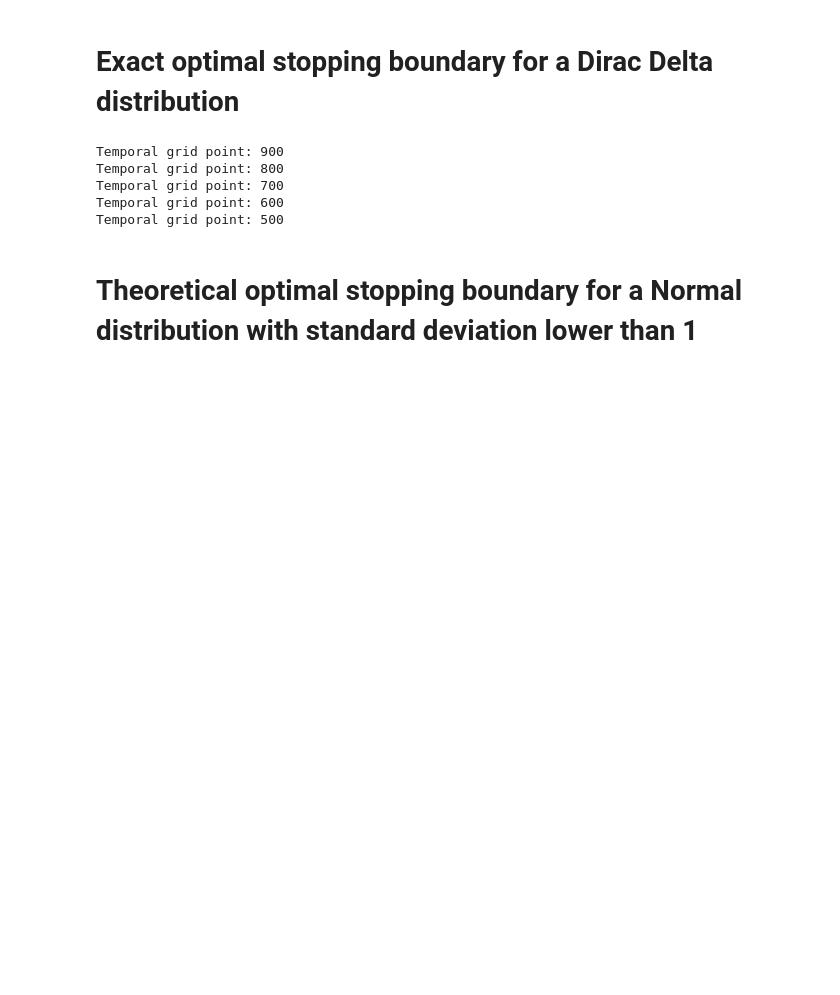
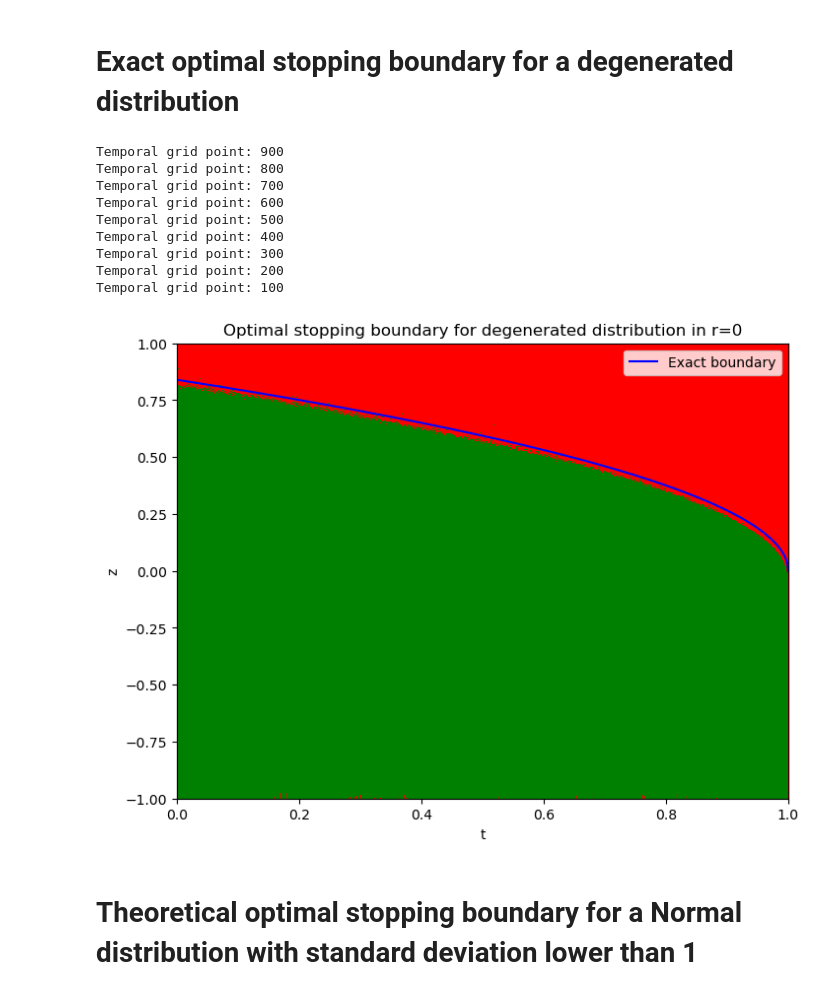
Before and after one commit to ManuelBal2201/Opt-stopp-BB-random-pinning-point, a Jupyter notebook: Checking_simulated_boundary.ipynb, the cells around one changed output. Drawn from its saved outputs; the diff is of its cells as text; code cells hidden in the pictures; blank space fills up the shorter version.

```diff
--- a/Checking_simulated_boundary.ipynb
+++ b/Checking_simulated_boundary.ipynb
@@ -16,74 +16,32 @@ from Checking_simulated_boundary_functions_3 import simulate_brownian_bridge_3,
 # %% [markdown]
-# Exact optimal stopping boundary for a Dirac Delta distribution
+# Exact optimal stopping boundary for a degenerated distribution
 # %%
 # Pinning point
 r = 0
 
-# t mesh
+# Temporal mesh
 mesh = 1000
 t_mesh = np.linspace(0, 1, mesh)
 
 # Boundary
-exact_boundary = optimal_stopping_Brownian_bridge(t_mesh, r)
+exact_boundary_BB = optimal_stopping_Brownian_bridge(t_mesh, r)
 L = 10000
 np.random.seed(123)
-value_function, X_vals = optimal_stopping_montecarlo_3(mu = "discrete", weights = np.array([1]), parameters = np.array([[r],[1]]), N = mesh, a = -1, b = 1, L = L, M = 3000, alpha = 1.25)
+value_function_BB, X_vals_BB = optimal_stopping_montecarlo_3(mu = "discrete", weights = np.array([1]), parameters = np.array([[r],[1]]), N = mesh, a = -1, b = 1, L = L, M = 4000, alpha = 2)
+
 # Plotting
-if mesh != L:
-    # Adjust meshgrid for different dimensions
-    T, X = np.meshgrid(t_mesh, np.linspace(np.min(X_vals), np.max(X_vals), L))
-
-    # Interpole value_function to adjust `t_mesh`
-    interp_func = interp1d(np.linspace(0, 1, mesh), value_function, axis=0, kind='linear', fill_value="extrapolate")
-    value_function_interp = interp_func(t_mesh)
-
-    # Adjust X_vals to match value_function_interp
-    X_grid = np.linspace(np.min(X_vals), np.max(X_vals), L)
-    comparison = value_function_interp <= np.tile(X_grid, (mesh, 1))
-
-    # Define colors
-    cmap = mcolors.ListedColormap(['green', 'red'])
-
-    # Visualization
-    plt.figure(figsize=(8, 6))
-    plt.plot(t_mesh, exact_boundary, 'b-', label="Exact boundary")
-    plt.pcolormesh(T, X, comparison.T, cmap=cmap, shading='auto')
-    plt.xlabel("t")
-    plt.ylabel("z")
-    plt.title(f"Stopping Boundary for Dirac delta distribution with r={r}")
-    plt.legend()
-    plt.xlim(0, 1)
-    plt.ylim(np.min(X_vals), np.max(X_vals))
-    plt.savefig("BB_MonteCarlo.png", dpi=300)
-    plt.show()
-
-else:
-    # Adjust meshgrid
-    T, X = np.meshgrid(t_mesh, X_vals)
-
-    # Define colors and mapping
-    comparison = value_function <= np.tile(X_vals, (len(t_mesh), 1)) # Boolean matrix
-    colors = np.where(comparison, 1, 0)  # 1 for True (red), 0 for False (green))
-    cmap = plt.cm.colors.ListedColormap(['green', 'red'])
-
-    # Visualization
-    plt.figure(figsize=(8, 6))
-    plt.plot(t_mesh, exact_boundary, 'b-', label="Exact boundary")
-    plt.pcolormesh(T, X, comparison, cmap=cmap, shading='auto')
-    plt.xlabel("t")
-    plt.ylabel("z")
-    plt.title(f"Stopping Boundary for Dirac delta distribution with r={r}")
-    plt.legend()
-    plt.xlim(0, 1)
-    plt.ylim(np.min(X_vals), np.max(X_vals))
-    plt.savefig("BB_MonteCarlo.png", dpi=300)
-    plt.show()
+OSB_visualisation(N = mesh, value_function = value_function_BB, X_vals = X_vals_BB, title = f"Optimal stopping boundary for degenerated distribution in r={r}", name = "BB_MonteCarlo.png", exact_boundary = exact_boundary_BB)
 # %% [output]
 Temporal grid point: 900
 Temporal grid point: 800
 Temporal grid point: 700
 Temporal grid point: 600
 Temporal grid point: 500
+Temporal grid point: 400
+Temporal grid point: 300
+Temporal grid point: 200
+Temporal grid point: 100
+[figure, added]
 # %% [markdown]
 # Theoretical optimal stopping boundary for a Normal distribution with standard deviation lower than 1
 # %% [markdown]
```
Also changed, not shown: parts of 8 cells of this notebook, 11 other files.
